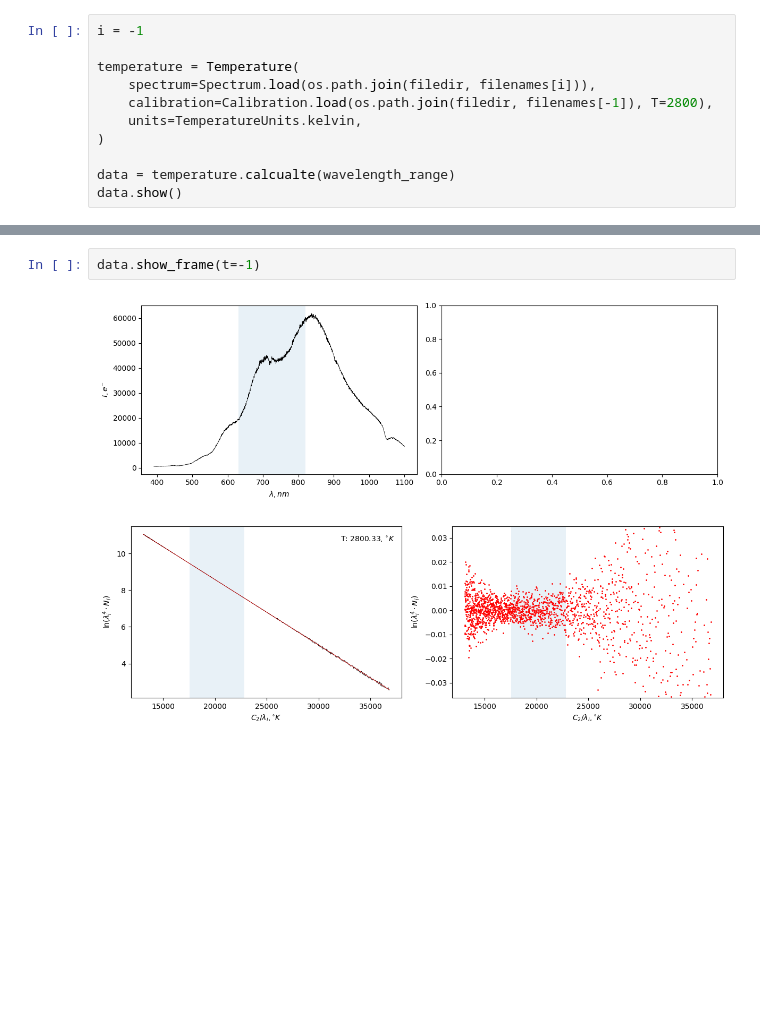
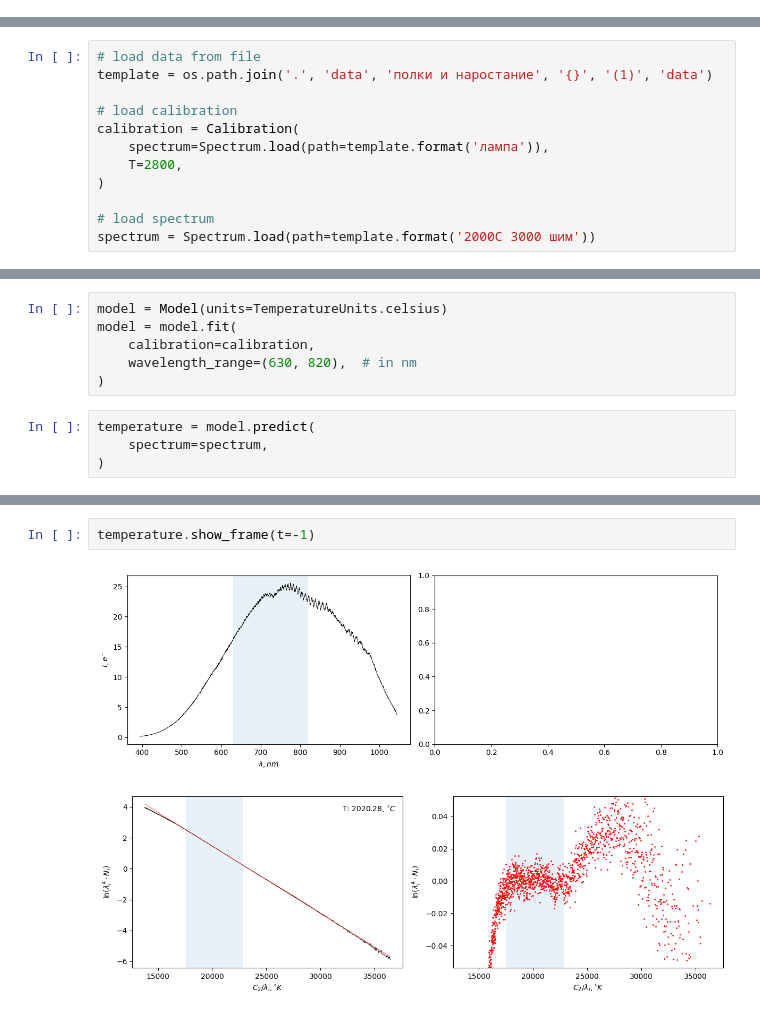
Before and after one commit to Exinker/spectral-pyrometer, a Jupyter notebook: pyrometer/app.ipynb, the cells around one changed output, grey strips where cells are left out. Saved outputs shown, nothing was run; the diff lists cells and outputs as text; blank space fills up the shorter version.

```diff
--- a/pyrometer/app.ipynb
+++ b/pyrometer/app.ipynb
@@ -44,11 +0,0 @@ plt.plot(
-# %%
-i = -1
-
-temperature = Temperature(
-    spectrum=Spectrum.load(os.path.join(filedir, filenames[i])),
-    calibration=Calibration.load(os.path.join(filedir, filenames[-1]), T=2800),
-    units=TemperatureUnits.kelvin,
-)
-
-data = temperature.calcualte(wavelength_range)
-data.show()
@@ -56,0 +14,12 @@ data.show()
+# %%
+# load data from file
+template = os.path.join('.', 'data', 'полки и наростание', '{}', '(1)', 'data')
+
+# load calibration
+calibration = Calibration(
+    spectrum=Spectrum.load(path=template.format('лампа')),
+    T=2800,
+)
+
+# load spectrum
+spectrum = Spectrum.load(path=template.format('2000С 3000 шим'))
@@ -56,0 +63,10 @@ data.show()
+# %%
+model = Model(units=TemperatureUnits.celsius)
+model = model.fit(
+    calibration=calibration,
+    wavelength_range=(630, 820),  # in nm
+)
+# %%
+temperature = model.predict(
+    spectrum=spectrum,
+)
@@ -57,5 +80,5 @@ data.show()
 # %%
-data.show_frame(t=-1)
+temperature.show_frame(t=-1)
 # %% [output]
-[figure, old version]
+[figure, new version]
-[figure, old version]
+[figure, new version]
```
Also changed, not shown: parts of 14 cells of this notebook, 1 other file.
